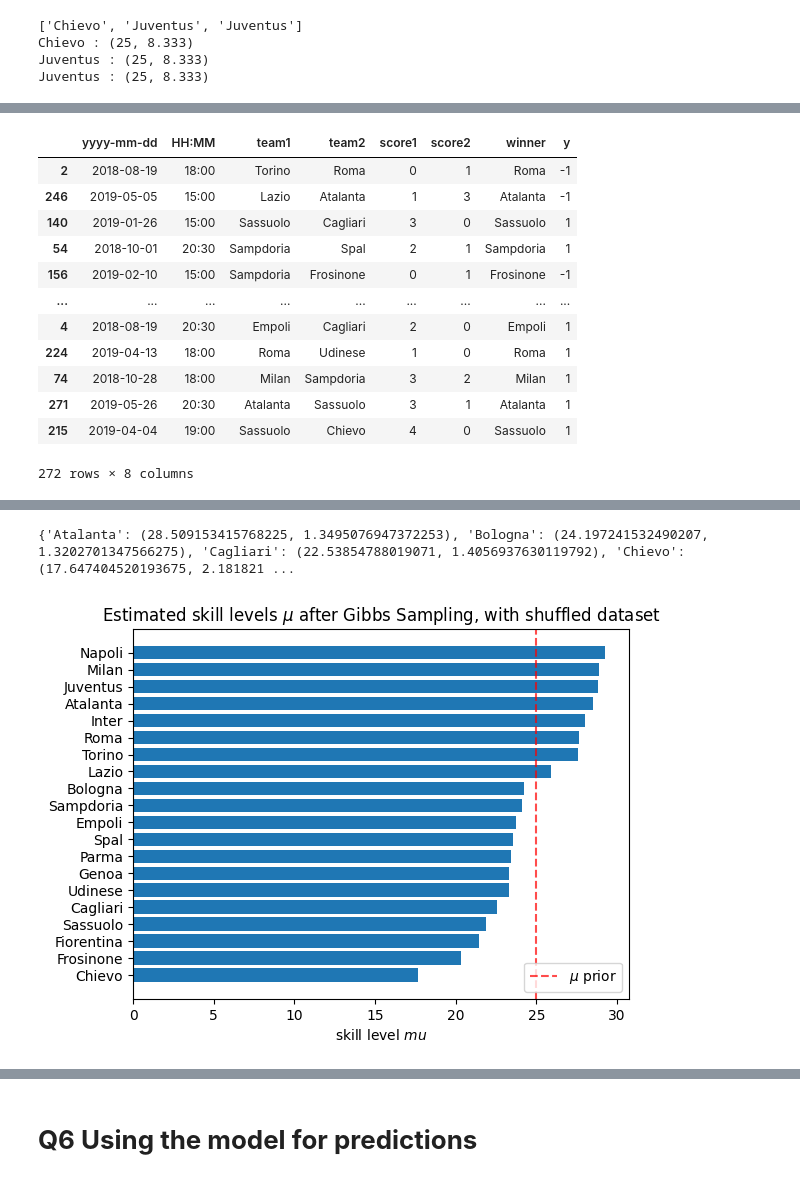
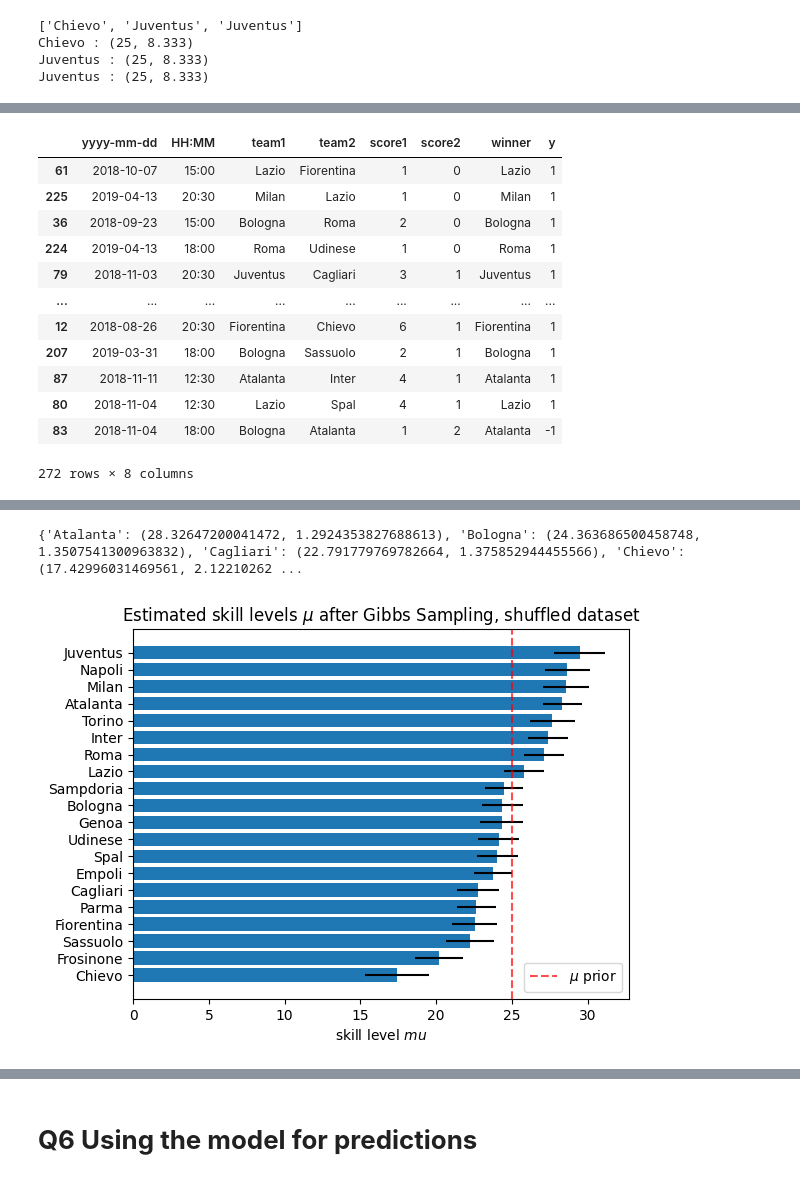
Before and after one commit to dannem1337/trueskill_py, a Jupyter notebook: APML_Gibbs_+_ADF.ipynb, the cells around one changed output, grey strips where cells are left out. Drawn from its saved outputs; the diff is of its cells as text; code cells hidden in the pictures.

```diff
--- a/APML_Gibbs_+_ADF.ipynb
+++ b/APML_Gibbs_+_ADF.ipynb
@@ -281,7 +281,7 @@ plt.show()
 #Copy "Raw"
 import pandas as pd
 
-url = 'https://raw.githubusercontent.com/dannem1337/APML-Project/refs/heads/main/data/SerieA.csv?token=GHSAT0AAAAAACXOR42WBOB3VCKNBSQKRBM6ZXT3AEA'
+url = 'https://raw.githubusercontent.com/dannem1337/APML-Project/refs/heads/main/data/SerieA.csv?token=GHSAT0AAAAAACXOR42WTMF422SMTEA3XBPYZXWLCXA'
 serieA = pd.read_csv(url, na_values='?', dtype={'ID': str}).dropna()
 print(serieA)
 # %% [output]
@@ -510,7 +510,7 @@ def serieA_gibbs_sampler(num_iterations, y, burn_in, mu1, mu2, sigma1, sigma2):
     return np.array(samples_s1), np.array(samples_s2)
 
 def update_ranking(teams_dict, y, team1, team2, mu1, mu2, sigma1, sigma2):
-    num_iterations = 1000
+    num_iterations = 10000
     burn_in = 50
     samples_s1, samples_s2 = serieA_gibbs_sampler(num_iterations, y, burn_in, mu1, mu2, sigma1, sigma2)
 
@@ -581,17 +573,17 @@ shuffled_serieA = serieA.sample(frac = 1)
 shuffled_serieA
 # %% [output]
 |  | yyyy-mm-dd | HH:MM | team1 | team2 | score1 | score2 | winner | y |
-| 2 | 2018-08-19 | 18:00 | Torino | Roma | 0 | 1 | Roma | -1 |
-| 246 | 2019-05-05 | 15:00 | Lazio | Atalanta | 1 | 3 | Atalanta | -1 |
-| 140 | 2019-01-26 | 15:00 | Sassuolo | Cagliari | 3 | 0 | Sassuolo | 1 |
-| 54 | 2018-10-01 | 20:30 | Sampdoria | Spal | 2 | 1 | Sampdoria | 1 |
-| 156 | 2019-02-10 | 15:00 | Sampdoria | Frosinone | 0 | 1 | Frosinone | -1 |
+| 61 | 2018-10-07 | 15:00 | Lazio | Fiorentina | 1 | 0 | Lazio | 1 |
+| 225 | 2019-04-13 | 20:30 | Milan | Lazio | 1 | 0 | Milan | 1 |
+| 36 | 2018-09-23 | 15:00 | Bologna | Roma | 2 | 0 | Bologna | 1 |
+| 224 | 2019-04-13 | 18:00 | Roma | Udinese | 1 | 0 | Roma | 1 |
+| 79 | 2018-11-03 | 20:30 | Juventus | Cagliari | 3 | 1 | Juventus | 1 |
 | ... | ... | ... | ... | ... | ... | ... | ... | ... |
-| 4 | 2018-08-19 | 20:30 | Empoli | Cagliari | 2 | 0 | Empoli | 1 |
-| 224 | 2019-04-13 | 18:00 | Roma | Udinese | 1 | 0 | Roma | 1 |
-| 74 | 2018-10-28 | 18:00 | Milan | Sampdoria | 3 | 2 | Milan | 1 |
-| 271 | 2019-05-26 | 20:30 | Atalanta | Sassuolo | 3 | 1 | Atalanta | 1 |
-| 215 | 2019-04-04 | 19:00 | Sassuolo | Chievo | 4 | 0 | Sassuolo | 1 |
+| 12 | 2018-08-26 | 20:30 | Fiorentina | Chievo | 6 | 1 | Fiorentina | 1 |
+| 207 | 2019-03-31 | 18:00 | Bologna | Sassuolo | 2 | 1 | Bologna | 1 |
+| 87 | 2018-11-11 | 12:30 | Atalanta | Inter | 4 | 1 | Atalanta | 1 |
+| 80 | 2018-11-04 | 12:30 | Lazio | Spal | 4 | 1 | Lazio | 1 |
+| 83 | 2018-11-04 | 18:00 | Bologna | Atalanta | 1 | 2 | Atalanta | -1 |
 272 rows × 8 columns
 # %%
 teams1 = shuffled_serieA['team1'].unique()
@@ -686,7 +678,7 @@ def serieA_gibbs_sampler(num_iterations, y, burn_in, mu1, mu2, sigma1, sigma2):
     return np.array(samples_s1), np.array(samples_s2)
 
 def update_ranking(teams_dict, y, team1, team2, mu1, mu2, sigma1, sigma2):
-    num_iterations = 1000
+    num_iterations = 10000
     burn_in = 50
     samples_s1, samples_s2 = serieA_gibbs_sampler(num_iterations, y, burn_in, mu1, mu2, sigma1, sigma2)
 
@@ -699,29 +691,30 @@ for index, row in shuffled_serieA.iterrows():
         y = row['y']
         team1 = row['team1']
         team2 = row['team2']
-        mu1, sigma1 = All_teams_dict[team1]
-        mu2, sigma2 = All_teams_dict[team2]
+        mu1, sigma1 = Shuffled_teams_dict[team1]
+        mu2, sigma2 = Shuffled_teams_dict[team2]
 
         update_ranking(Shuffled_teams_dict, y, team1, team2, mu1, mu2, sigma1, sigma2)
 
 print(Shuffled_teams_dict)
 # %% [output]
-{'Atalanta': (28.509153415768225, 1.3495076947372253), 'Bologna': (24.197241532490207, 1.3202701347566275), 'Cagliari': (22.53854788019071, 1.4056937630119792), 'Chievo': (17.647404520193675, 2.181821 ...
+{'Atalanta': (28.32647200041472, 1.2924353827688613), 'Bologna': (24.363686500458748, 1.3507541300963832), 'Cagliari': (22.791779769782664, 1.375852944455566), 'Chievo': (17.42996031469561, 2.12210262 ...
 # %%
 teams_sorted_by_skill = dict(sorted(Shuffled_teams_dict.items(), key=lambda x: x[1][0]))
 
 sorted_teams_list = list(teams_sorted_by_skill.keys())
 sorted_skills_list = [i[0] for i in list(teams_sorted_by_skill.values())]
+sorted_uncertainty_list = [i[1] for i in list(teams_sorted_by_skill.values())]
 
-plt.barh(sorted_teams_list, sorted_skills_list)
+plt.barh(sorted_teams_list, sorted_skills_list, xerr=sorted_uncertainty_list)
 plt.axvline(x=25, color='red', linestyle='--', label=r'$\mu$ prior', alpha=0.7)
 
-plt.title(r'Estimated skill levels $\mu$ after Gibbs Sampling, with shuffled dataset')
+plt.title(r'Estimated skill levels $\mu$ after Gibbs Sampling, shuffled dataset')
 plt.xlabel('skill level $mu$')
 plt.legend()
 plt.show()
 # %% [output]
-[figure, old version]
+[figure, new version]
 # %%
 All_teams_dict
 # %% [output]
```
Also changed, not shown: parts of 13 cells of this notebook.
